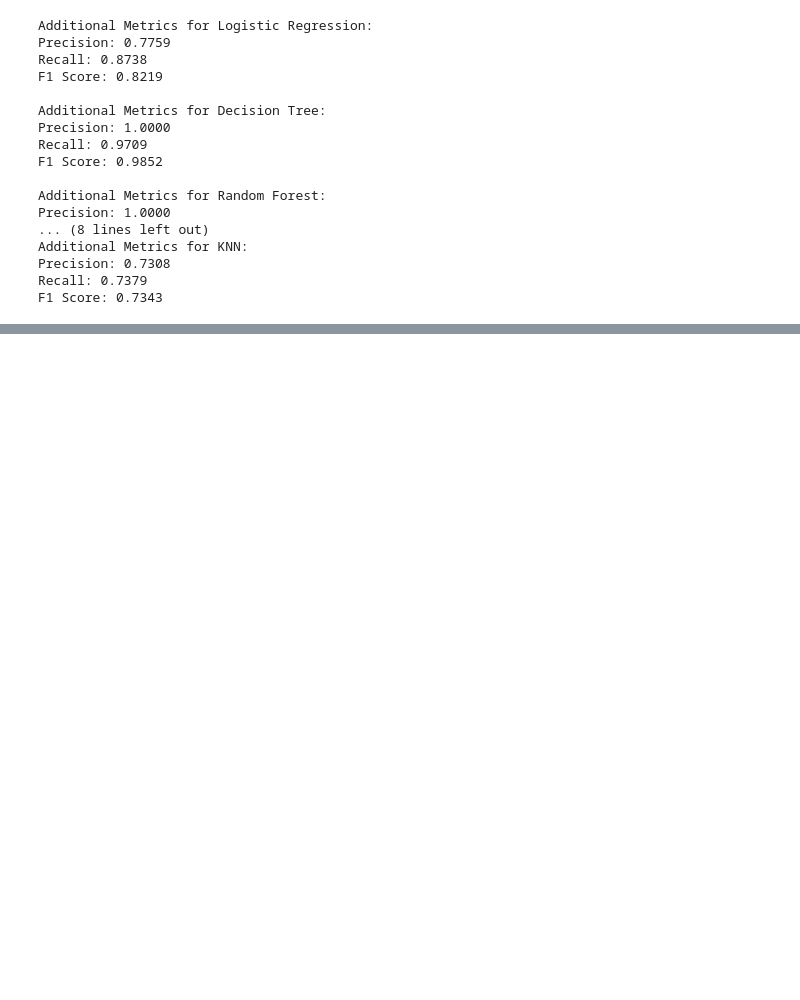
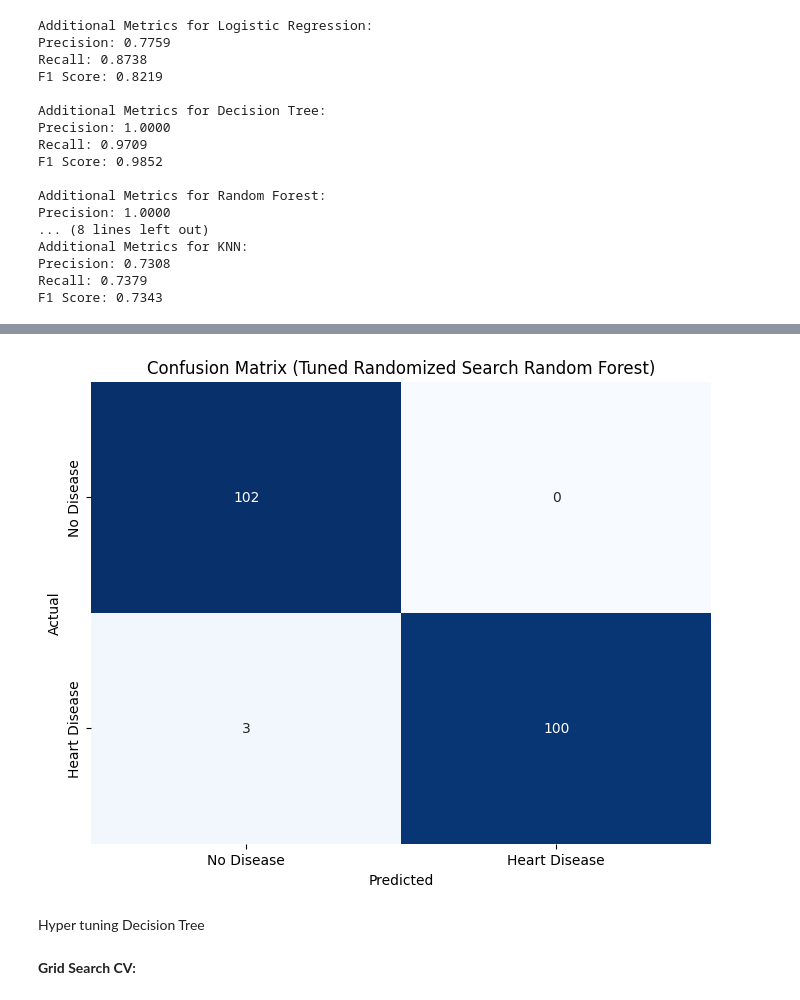
Before and after one commit to Viswajith-m/Heart-disease-prediction-ML, a Jupyter notebook: HD_prediction.ipynb, the cells around one changed output, grey strips where cells are left out. Drawn from its saved outputs; the diff is of its cells as text; code cells hidden in the pictures; blank space fills up the shorter version.

```diff
--- a/HD_prediction.ipynb
+++ b/HD_prediction.ipynb
@@ -522,0 +672,16 @@ F1 Score: 0.7343
+# %%
+# Create a heatmap for the confusion matrix of the Randomized Search Random Forest
+plt.figure(figsize=(8, 6))
+sns.heatmap(conf_matrix_rf_random, annot=True, fmt='d', cmap='Blues', cbar=False,
+            xticklabels=['No Disease', 'Heart Disease'],
+            yticklabels=['No Disease', 'Heart Disease'])
+plt.title('Confusion Matrix (Tuned Randomized Search Random Forest)')
+plt.xlabel('Predicted')
+plt.ylabel('Actual')
+plt.show()
+# %% [output]
+[figure, added]
+# %% [markdown]
+<font size=5px>Hyper tuning Decision Tree</font>
+# %% [markdown]
+**Grid Search CV:**
```
Also changed, not shown: parts of 20 cells of this notebook.
